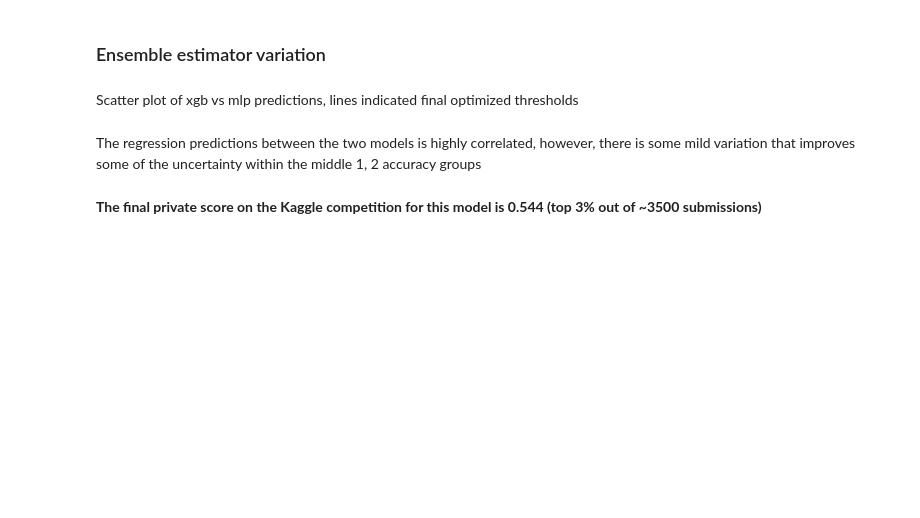
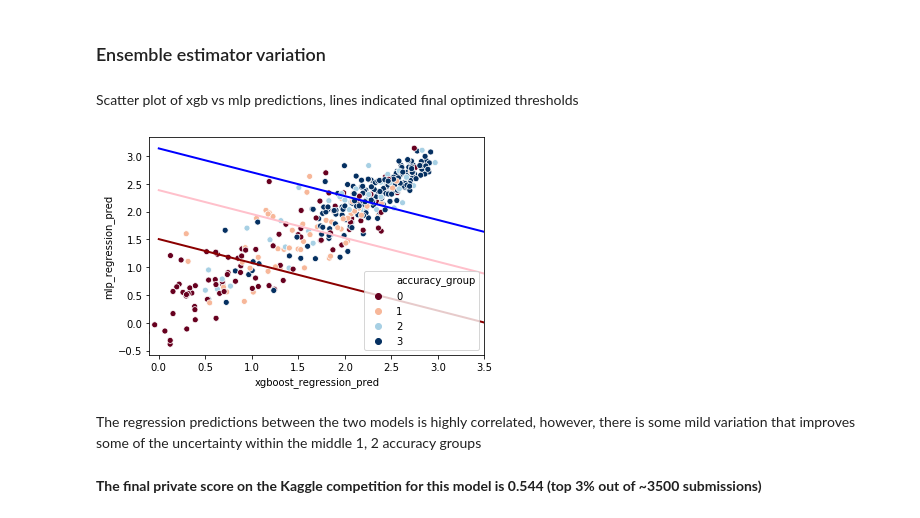
Before and after one commit to skylerroh/kaggle-educational-app-predictions, a Jupyter notebook: FinalModelNotebook.ipynb, the cells around one changed output. Drawn from its saved outputs; the diff is of its cells as text; code cells hidden in the pictures; blank space fills up the shorter version.

```diff
--- a/FinalModelNotebook.ipynb
+++ b/FinalModelNotebook.ipynb
@@ -222,6 +296,7 @@ import tensorflow as tf
 
 from tensorflow import keras
 from tensorflow.keras import layers
+from tensorflow.keras.wrappers.scikit_learn import KerasRegressor
 
 def build_model(input_shape=[538], hidden_units=[64], learning_rate=0.003, dropout=0, l1=0, l2=0, epochs=20):
     model = keras.Sequential([
@@ -238,16 +313,3 @@ def build_model(input_shape=[538], hidden_units=[64], learning_rate=0.003, dropo
                 optimizer=optimizer,
                 metrics=['mae', 'mse'])
     return model
-
-params = {
-    'hidden_units': (128,),
-    'dropout': 0.1,
-    'learning_rate': 0.0001,
-    'l1': 0.0001,
-    'l2': 0.0,
-    'epochs': 20
-}
-
-mlp_keras = tf.keras.wrappers.scikit_learn.KerasRegressor(build_model, **params)
-mlp_keras.fit(X_train_transform, y_train, validation_data=(X_test_transform, y_test), verbose=1)
-mlp_y_cont = mlp_keras.predict(X_test_transform)
@@ -275,0 +396,4 @@ pd.DataFrame(mlp_cv.cv_results_).sort_values('mean_test_rmse', ascending=False).
+# %%
+mlp_params = mlp_cv.best_params_
+mlp_params = {k.replace('clf__', ''): v for k, v in mlp_params.items()}
+mlp_params
@@ -275,0 +407,15 @@ pd.DataFrame(mlp_cv.cv_results_).sort_values('mean_test_rmse', ascending=False).
+# %%
+mlp_params.update({'build_fn': build_model})
+mlp_pipe = Pipeline(steps=[
+    ('preprocess', feature_pipe),
+    ('clf', OrdinalRegressor((lambda build_fn, **params: KerasRegressor(build_fn, **params)), **mlp_params))])
+
+X_train_transform = mlp_pipe['preprocess'].fit_transform(X_train)
+X_test_transform = mlp_pipe['preprocess'].transform(X_test)
+
+mlp_pipe.fit(X_train, y_train, clf__validation_data=(X_test_transform, y_test), clf__verbose=1)
+mlp_y_cont = mlp_pipe.predict(X_test)
+y_pred = mlp_pipe.predict(X_test, **{'classify': True})
+print((y_pred==y_test).mean())
+print(cohen_kappa_score(y1=y_test, y2=y_pred, weights='quadratic'))
+confusion_matrix(y_test, y_pred)
@@ -287,17 +454,17 @@ class KerasRegressor_v2(KerasRegressor):
 # %%
 xgb_params = {'colsample_bytree': 0.3,
               'learning_rate': 0.03,
-              'max_depth': 9,
+              'max_depth': 7,
               'n_estimators': 300,
               'reg_alpha': 10,
               'subsample': 0.8}
 mlp_params = {
-    'hidden_units': (128,),
     'dropout': 0.1,
+    'epochs': 20,
+    'hidden_units': (128, 128),
+    'l1': 0.001,
+    'l2': 0.0,
     'learning_rate': 0.0001,
-    'l1': 0.0001,
-    'l2': 0.0,
-    'epochs': 20
 }
 
 ordinal_pipe = Pipeline(steps=[
@@ -327,15 +514,17 @@ mean_squared_error(y_test, xgb_y_cont)
 # %% [markdown]
 Scatter plot of xgb vs mlp predictions, lines indicated final optimized thresholds
 # %%
-sample = np.random.choice(range(y_test.size), size=int(y_test.size/4), replace=False)
+sample = np.random.choice(range(y_test.size), size=int(y_test.size/2), replace=False)
 f = sns.scatterplot(xgb_y_cont[sample], mlp_y_cont[sample], hue=y_test.iloc[sample], palette="RdBu")
 f.set_xlabel('xgboost_regression_pred')
 f.set_ylabel('mlp_regression_pred')
 col=['darkred', 'pink', 'blue']
 for i, c in enumerate(ordinal_pipe['clf'].threshold_optimizer.coef_.x):
     plt.plot([0, c/0.3], [c/0.7, 0], linewidth=2, color=col[i])
 plt.xlim((-0.1, 3.5))
 plt.show()
+# %% [output]
+[figure, added]
 # %% [markdown]
 The regression predictions between the two models is highly correlated, however, there is some mild variation that improves some of the uncertainty within the middle 1, 2 accuracy groups
 # %% [markdown]
```
Also changed, not shown: parts of 20 cells of this notebook, 1 other file.
